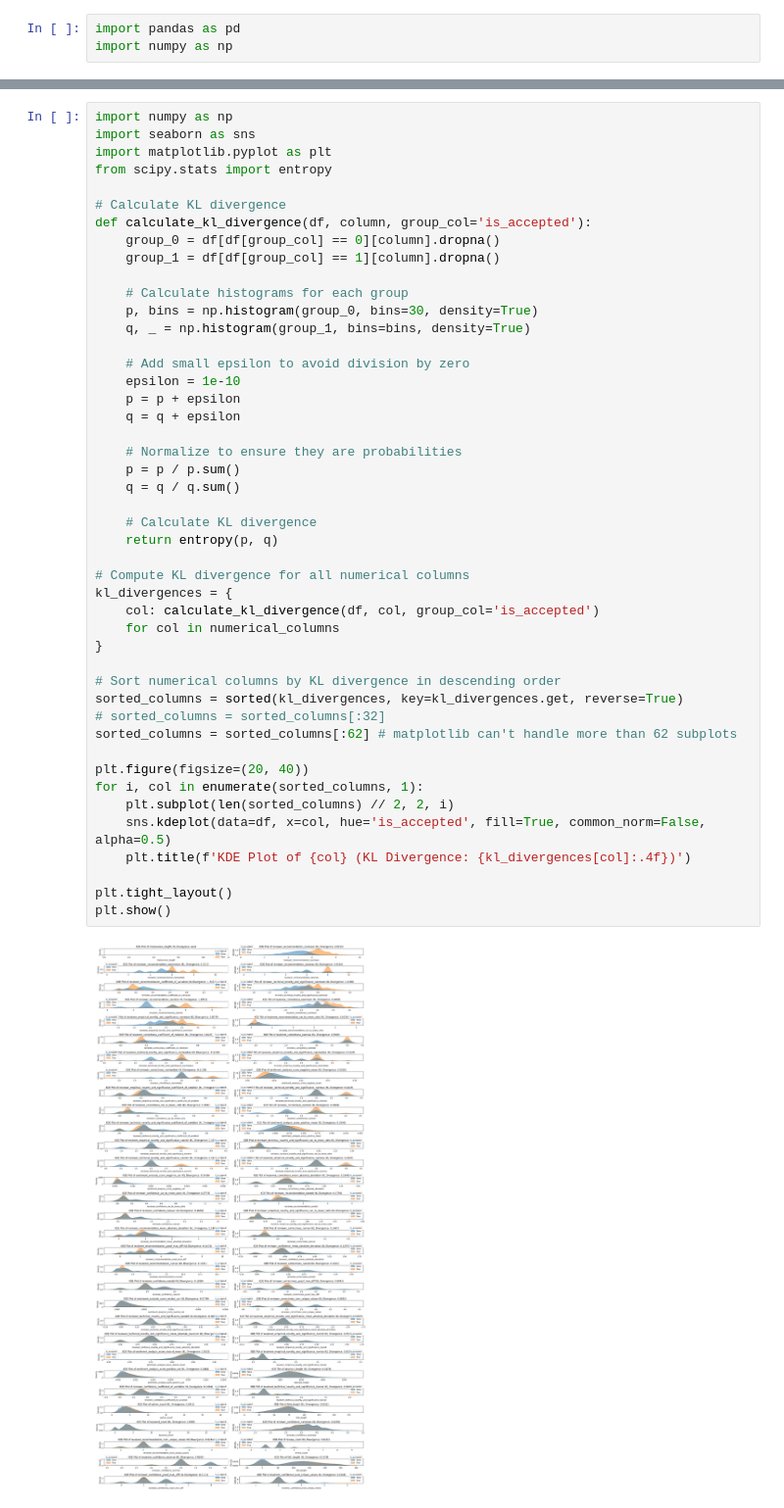
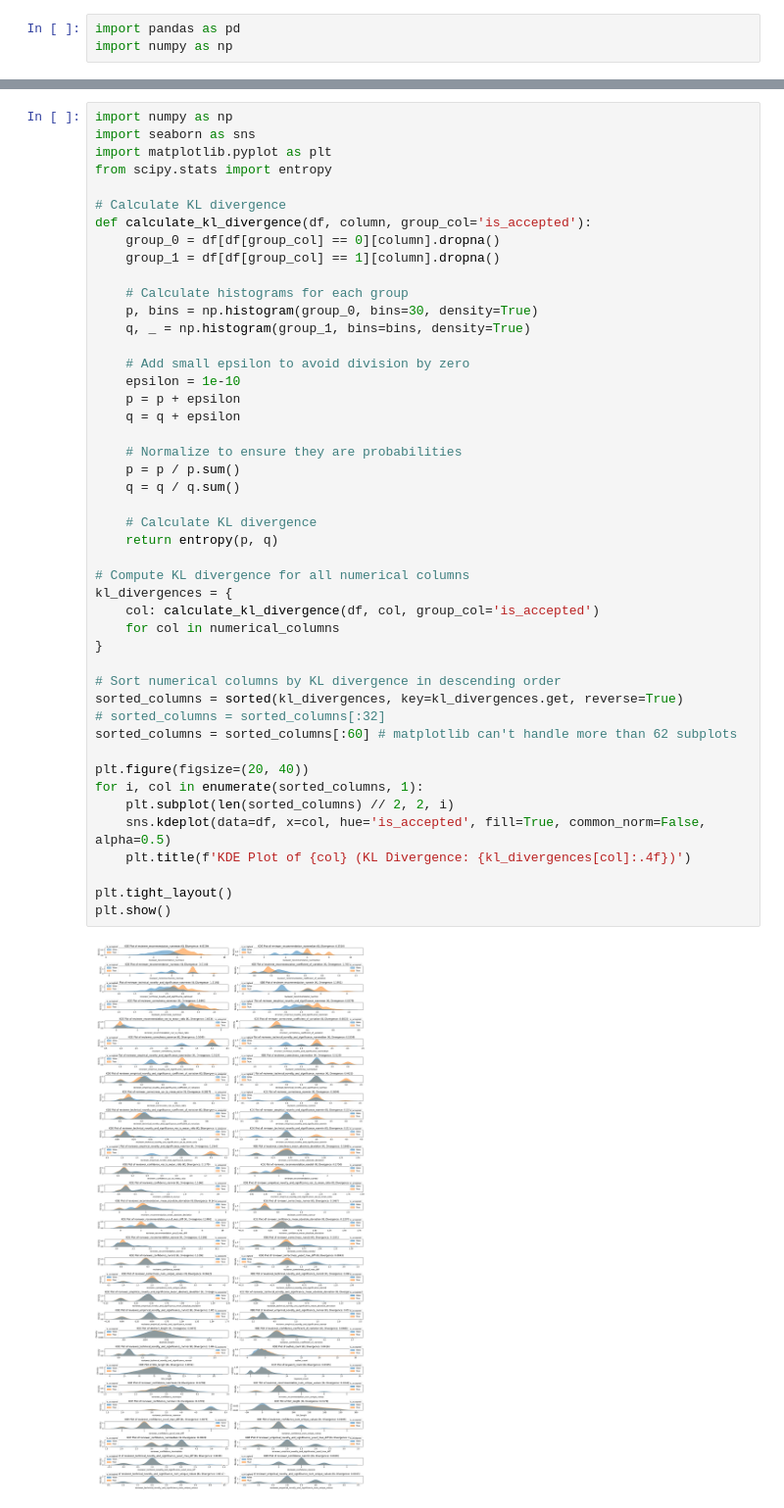
Before and after one commit to halilfarukkaragoz/data-literacy-group16, a Jupyter notebook: koray/notebooks/distribution-of-features.ipynb, the cells around one changed output, grey strips where cells are left out. Shown at 98% size. Saved outputs shown, nothing was run; the diff lists cells and outputs as text.

Commit message:
add graph

```diff
--- a/koray/notebooks/distribution-of-features.ipynb
+++ b/koray/notebooks/distribution-of-features.ipynb
@@ -74,32 +94,32 @@ def calculate_kl_divergence(df, column, group_col='is_accepted'):
     epsilon = 1e-10
     p = p + epsilon
     q = q + epsilon
 
     # Normalize to ensure they are probabilities
     p = p / p.sum()
     q = q / q.sum()
 
     # Calculate KL divergence
     return entropy(p, q)
 
 # Compute KL divergence for all numerical columns
 kl_divergences = {
     col: calculate_kl_divergence(df, col, group_col='is_accepted')
     for col in numerical_columns
 }
 
 # Sort numerical columns by KL divergence in descending order
 sorted_columns = sorted(kl_divergences, key=kl_divergences.get, reverse=True)
 # sorted_columns = sorted_columns[:32]
-sorted_columns = sorted_columns[:62] # matplotlib can't handle more than 62 subplots
+sorted_columns = sorted_columns[:60] # matplotlib can't handle more than 62 subplots
 
 plt.figure(figsize=(20, 40))
 for i, col in enumerate(sorted_columns, 1):
     plt.subplot(len(sorted_columns) // 2, 2, i)
     sns.kdeplot(data=df, x=col, hue='is_accepted', fill=True, common_norm=False, alpha=0.5)
     plt.title(f'KDE Plot of {col} (KL Divergence: {kl_divergences[col]:.4f})')
 
 plt.tight_layout()
 plt.show()
 # %% [output]
-[figure, old version]
+[figure, new version]
```
Also changed, not shown: parts of 9 cells of this notebook.
